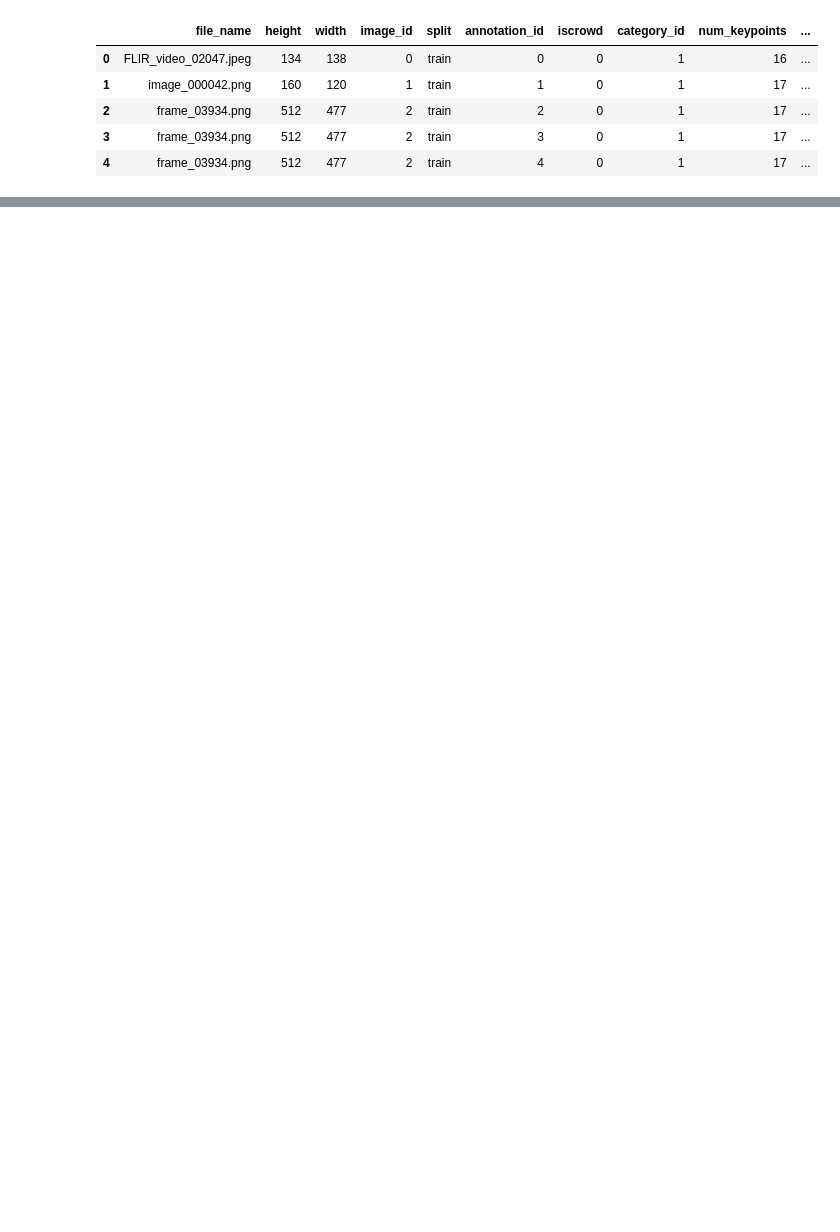
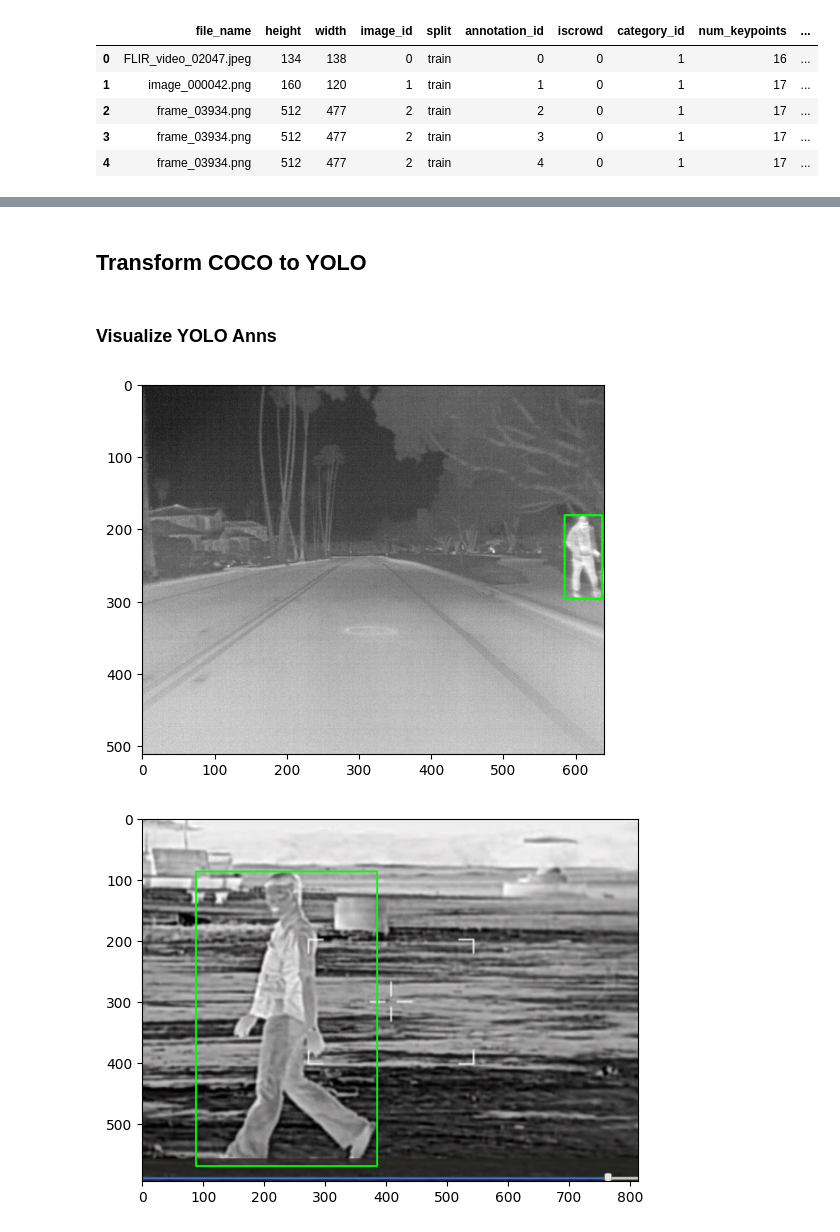
Before and after one commit to jsmithdlc/YoloV7-Person-Det, a Jupyter notebook: transform-annotations.ipynb, the cells around one changed output, grey strips where cells are left out. Cells and saved outputs as stored; diff of their text form; code cells hidden in the pictures; blank space fills up the shorter version.

```diff
--- a/transform-annotations.ipynb
+++ b/transform-annotations.ipynb
@@ -50,3 +85,5 @@ complete_anns.head()
+# %% [markdown]
+## Transform COCO to YOLO
 # %%
 import os
 import shutil
@@ -82,6 +119,7 @@ if os.path.isdir(YOLO_DATA_BASE_PATH):
 create_folder_structure()
 
 grouped_anns = complete_anns.groupby(["image_id","split"])
+transformed_anns = []
 for group, group_data in grouped_anns:
     filename = group_data["file_name"].iloc[0]
     split = group_data["split"].iloc[0]
@@ -94,6 +132,11 @@ for group, group_data in grouped_anns:
     img_dst = f"{YOLO_DATA_BASE_PATH}/images/{split}/{new_imgname}"
     label_dst = f"{YOLO_DATA_BASE_PATH}/labels/{split}/{out_labelname}"
 
+    transformed_anns.append({
+        "filepath":img_src,
+        "ann":img_yolo_anns
+    })
+
     shutil.copy(img_src, img_dst)
     with open(f"{YOLO_DATA_BASE_PATH}/{split}.txt", "a") as file:
         file.write(f"./images/{split}/{new_imgname}\n")
@@ -104,3 +147,34 @@ for group, group_data in grouped_anns:
             if idx == len(img_yolo_anns) -1:
                 suffix = ""
             file.write(f"{ann[0]} {ann[1]} {ann[2]} {ann[3]} {ann[4]}{suffix}")
+# %% [markdown]
+### Visualize YOLO Anns
+# %%
+import cv2
+import matplotlib.pyplot as plt
+
+
+n_show = 10
+vis_yolo_anns = pd.DataFrame(transformed_anns).sample(frac=1)
+count = 0
+for _, img_data in vis_yolo_anns.iterrows():
+    img = cv2.imread(img_data["filepath"])
+    height, width, _ = img.shape
+    for ann in img_data["ann"]:
+        bbox_width = ann[3]*width
+        bbox_height = ann[4]*height
+        xc = ann[1]*width
+        yc = ann[2]*height
+        x1 = int(xc -bbox_width/2)
+        y1 = int(yc - bbox_height/2)
+        x2 = int(xc + bbox_width/2)
+        y2 = int(yc + bbox_height/2)
+        img = cv2.rectangle(img, (x1,y1),(x2,y2),color = (0,255,0),thickness = 2)
+    plt.imshow(img)
+    plt.show()
+    count += 1
+    if count == n_show:
+        break
+# %% [output]
+[figure, added]
+[figure, added]
```
Also changed, not shown: parts of 5 cells of this notebook, 2 other files.
